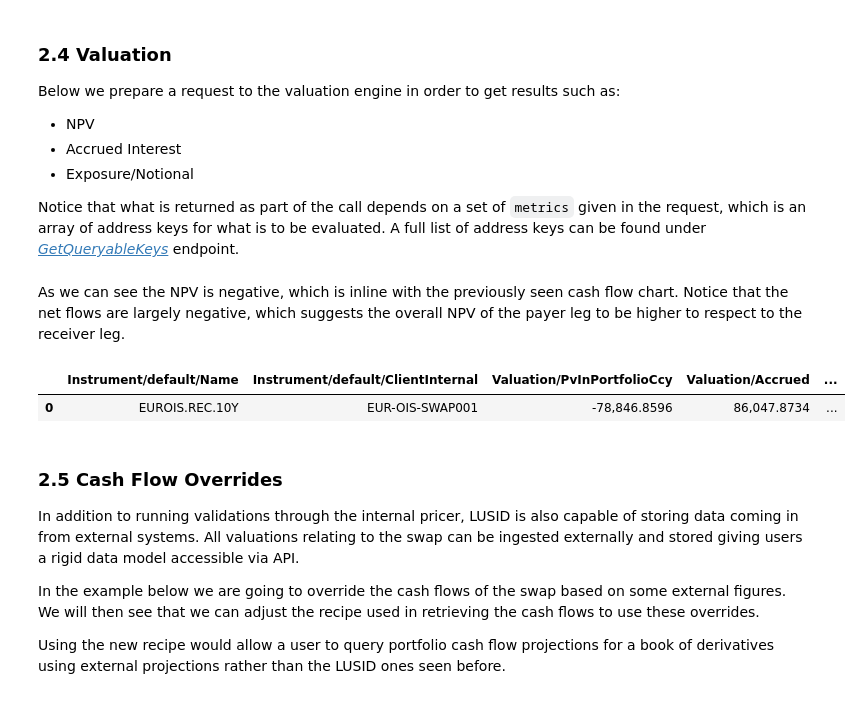
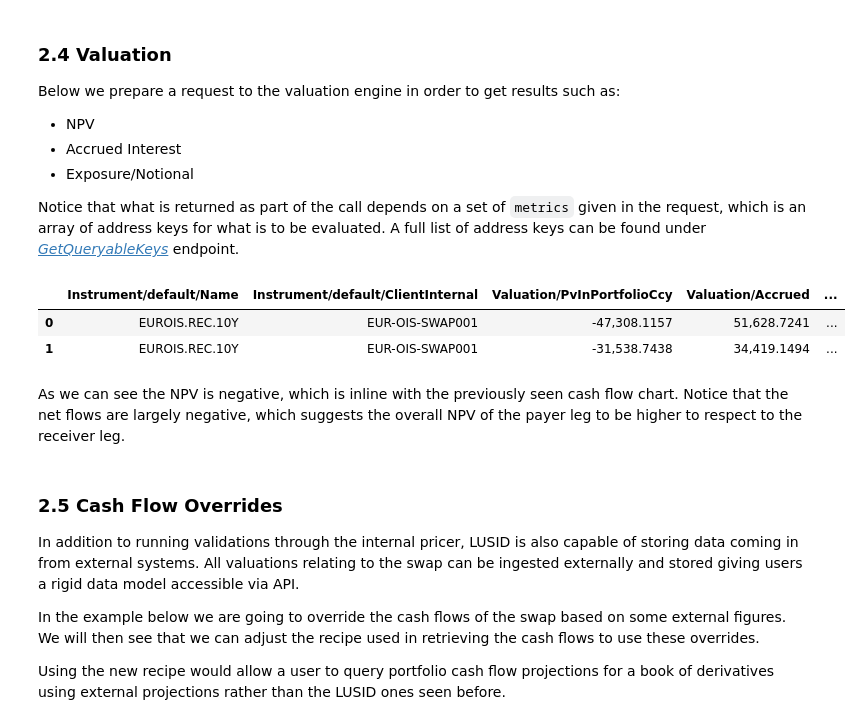
Before and after one commit to fox8090/sample-notebooks, a Jupyter notebook: examples/use-cases/instruments/Interest Rate Swap.ipynb, the cells around one changed output. Saved outputs shown, nothing was run; the diff lists cells and outputs as text; code cells hidden in the pictures.

```diff
--- a/examples/use-cases/instruments/Interest Rate Swap.ipynb
+++ b/examples/use-cases/instruments/Interest Rate Swap.ipynb
@@ -726,7 +760,15 @@ Below we prepare a request to the valuation engine in order to get results such
 Notice that what is returned as part of the call depends on a set of `metrics` given in the request, which is an array of address keys for what is to be evaluated. A full list of address keys can be found under [_GetQueryableKeys_](https://www.lusid.com/docs/api#operation/GetQueryableKeys) endpoint.
 # %%
 # Method to query daily valuations
-def get_daily_valuation(date, portfolio_scope, portfolio_code, recipe_scope, recipe_code, metrics, group_by=["Instrument/default/Name"]):
+def get_daily_valuation(
+        date: datetime,
+        portfolio_scope: str,
+        portfolio_code: str,
+        recipe_scope: str,
+        recipe_code: str,
+        metrics: list,
+        group_by: str=["Instrument/default/Name"]
+) -> pd.DataFrame:
 
     valuation_request = lm.ValuationRequest(
         recipe_id=lm.ResourceId(scope=recipe_scope, code=recipe_code),
@@ -743,31 +785,33 @@ def get_daily_valuation(date, portfolio_scope, portfolio_code, recipe_scope, rec
     vals_df = pd.DataFrame(val_data)
 
     return vals_df
+# %%
+# Set the queryable metrics and operation to be applied on the group_by level
+metrics = [
+    lm.AggregateSpec("Instrument/default/Name", "Value"),
+    lm.AggregateSpec("Instrument/default/ClientInternal", "Value"),
+    lm.AggregateSpec("Valuation/PvInPortfolioCcy", "Value"),
+    lm.AggregateSpec("Valuation/Accrued", "Value"),
+    lm.AggregateSpec("Valuation/ExposureInPortfolioCcy", "Value"),
+    lm.AggregateSpec("Holding/default/Units", "Value"),
+        ]
+
+df = get_daily_valuation(
+    date=effective_at,
+    portfolio_scope=portfolio_scope,
+    portfolio_code=portfolio_code,
+    recipe_scope=market_data_scope,
+    recipe_code=recipe_code,
+    metrics=metrics,
+    group_by=["Instrument/default/Name", strategy_key]
+)
+df
+# %% [output]
+|  | Instrument/default/Name | Instrument/default/ClientInternal | Valuation/PvInPortfolioCcy | Valuation/Accrued | ... |
+| 0 | EUROIS.REC.10Y | EUR-OIS-SWAP001 | -47,308.1157 | 51,628.7241 | ... |
+| 1 | EUROIS.REC.10Y | EUR-OIS-SWAP001 | -31,538.7438 | 34,419.1494 | ... |
 # %% [markdown]
 As we can see the NPV is negative, which is inline with the previously seen cash flow chart. Notice that the net flows are largely negative, which suggests the overall NPV of the payer leg to be higher to respect to the receiver leg.
-# %%
-# Set the queryable metrics and operation to be applied on the group_by level
-metrics = [
-    lm.AggregateSpec("Instrument/default/Name", "Value"),
-    lm.AggregateSpec("Instrument/default/ClientInternal", "Value"),
-    lm.AggregateSpec("Valuation/PvInPortfolioCcy", "Value"),
-    lm.AggregateSpec("Valuation/Accrued", "Value"),
-    lm.AggregateSpec("Valuation/ExposureInPortfolioCcy", "Value"),
-    lm.AggregateSpec("Holding/default/Units", "Value"),
-        ]
-
-df = get_daily_valuation(
-    date=effective_at,
-    portfolio_scope=portfolio_scope,
-    portfolio_code=portfolio_code,
-    recipe_scope=market_data_scope,
-    recipe_code=recipe_code,
-    metrics=metrics
-)
-df
-# %% [output]
-|  | Instrument/default/Name | Instrument/default/ClientInternal | Valuation/PvInPortfolioCcy | Valuation/Accrued | ... |
-| 0 | EUROIS.REC.10Y | EUR-OIS-SWAP001 | -78,846.8596 | 86,047.8734 | ... |
 # %% [markdown]
 ### 2.5 Cash Flow Overrides
 
```
Also changed, not shown: parts of 27 cells of this notebook, 1 other file.
